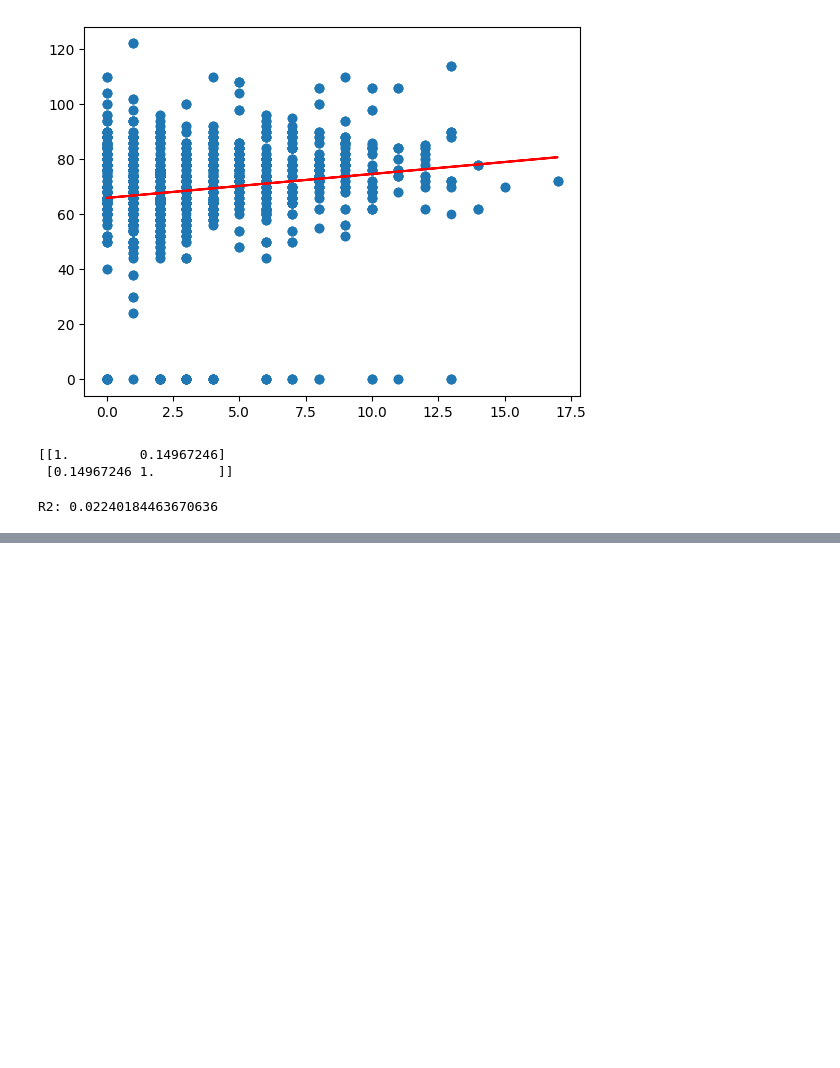
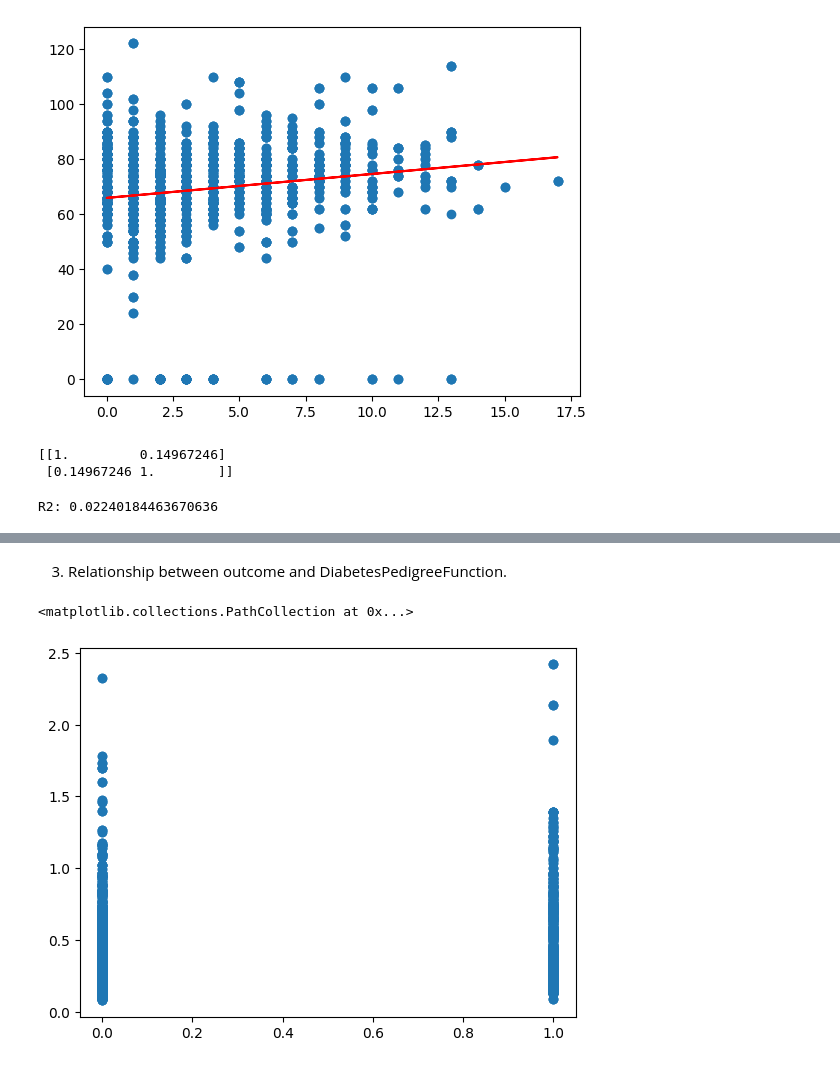
Before and after one commit to AnaBeatrizTavaresMalheiro/Data-analytics, a Jupyter notebook: linear_regression.ipynb, the cells around one changed output, grey strips where cells are left out. Cells and saved outputs as stored; diff of their text form; code cells hidden in the pictures; blank space fills up the shorter version.

```diff
--- a/linear_regression.ipynb
+++ b/linear_regression.ipynb
@@ -75,0 +120,15 @@ R2: 0.02240184463670636
+# %% [markdown]
+3) Relationship between outcome and DiabetesPedigreeFunction.
+# %%
+#Gráfico de dispersão
+#Reta com ajustada
+data = data.to_numpy()
+y = data[:,6]
+x = data[:,8]
+X = np.array(x).reshape(-1, 1)
+Y = np.array(y)
+
+plt.scatter(X, Y)
+# %% [output]
+<matplotlib.collections.PathCollection at 0x...>
+[figure, added]
```
Also changed, not shown: parts of 19 cells of this notebook.
